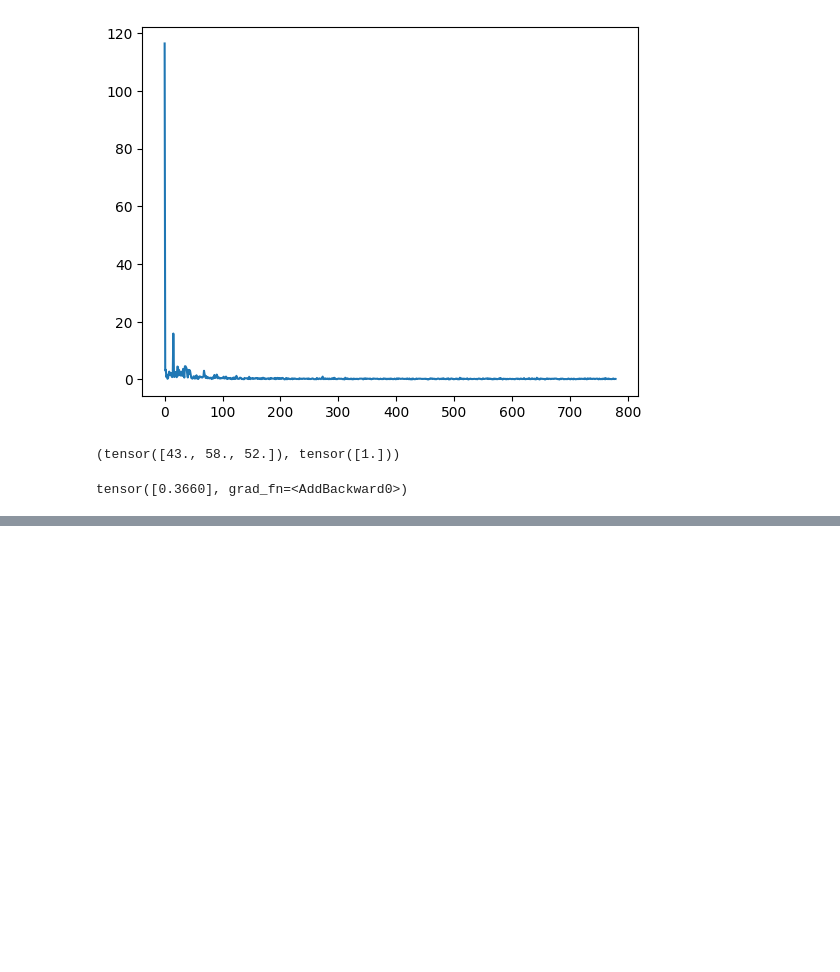
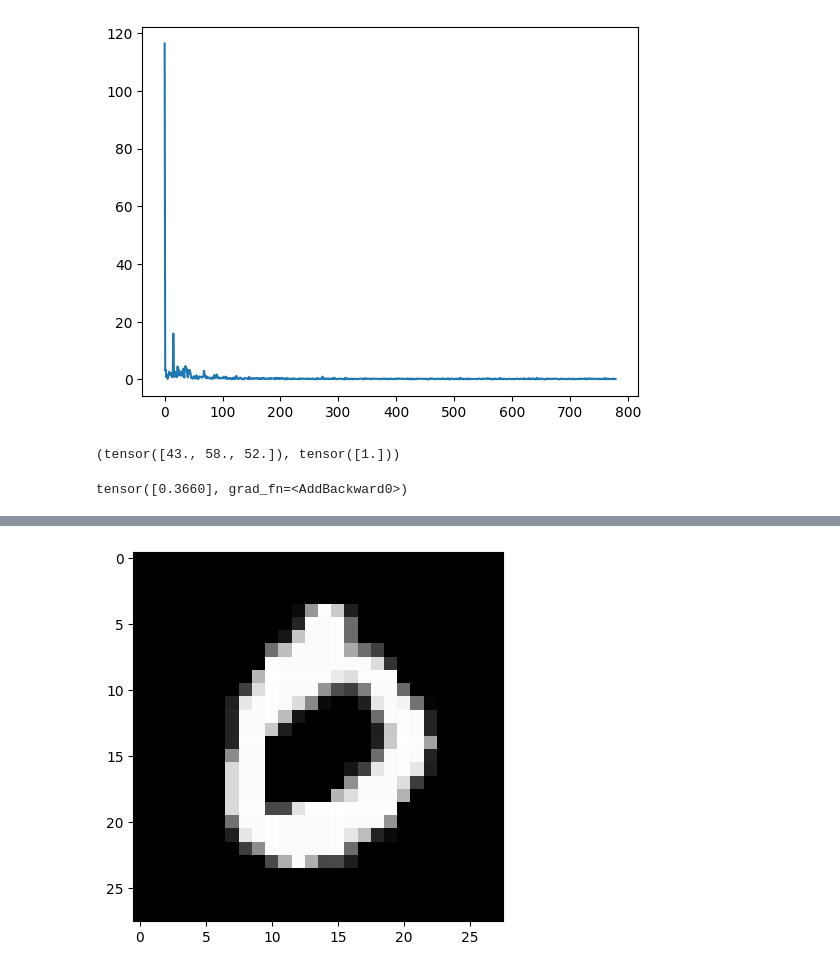
Before and after one commit to CreatureNoWords/deepLearning, a Jupyter notebook: 刘二.ipynb, the cells around one changed output, grey strips where cells are left out. Saved outputs shown, nothing was run; the diff lists cells and outputs as text; code cells hidden in the pictures; blank space fills up the shorter version.

```diff
--- a/刘二.ipynb
+++ b/刘二.ipynb
@@ -304,0 +308,23 @@ tensor([0.3660], grad_fn=<AddBackward0>)
+# %%
+batch_size = 32
+transform = transforms.Compose([
+    transforms.ToTensor(),
+    transforms.Normalize((0.1307), (0.3081))
+])
+
+train_dataset = datasets.MNIST(root='../data/mnist/',
+                               train=True,
+                               download=False,
+                               transform=transform)
+train_dataLoader = DataLoader(train_dataset,
+                           shuffle=False,
+                           batch_size=batch_size)
+
+test_dataset = datasets.MNIST(root='../data/mnist/',
+                               train=False,
+                               download=True,
+                               transform=transform)
+test_loader = DataLoader(test_dataset,
+                         shuffle=False,
+                         batch_size=batch_size,
+                         drop_last=True)
@@ -304,0 +412,5 @@ tensor([0.3660], grad_fn=<AddBackward0>)
+# %%
+plt.imshow(test_dataset[3][0].detach().numpy().reshape(28,28),cmap = 'gray')
+plt.show()
+# %% [output]
+[figure, added]
```
Also changed, not shown: parts of 9 cells of this notebook.
